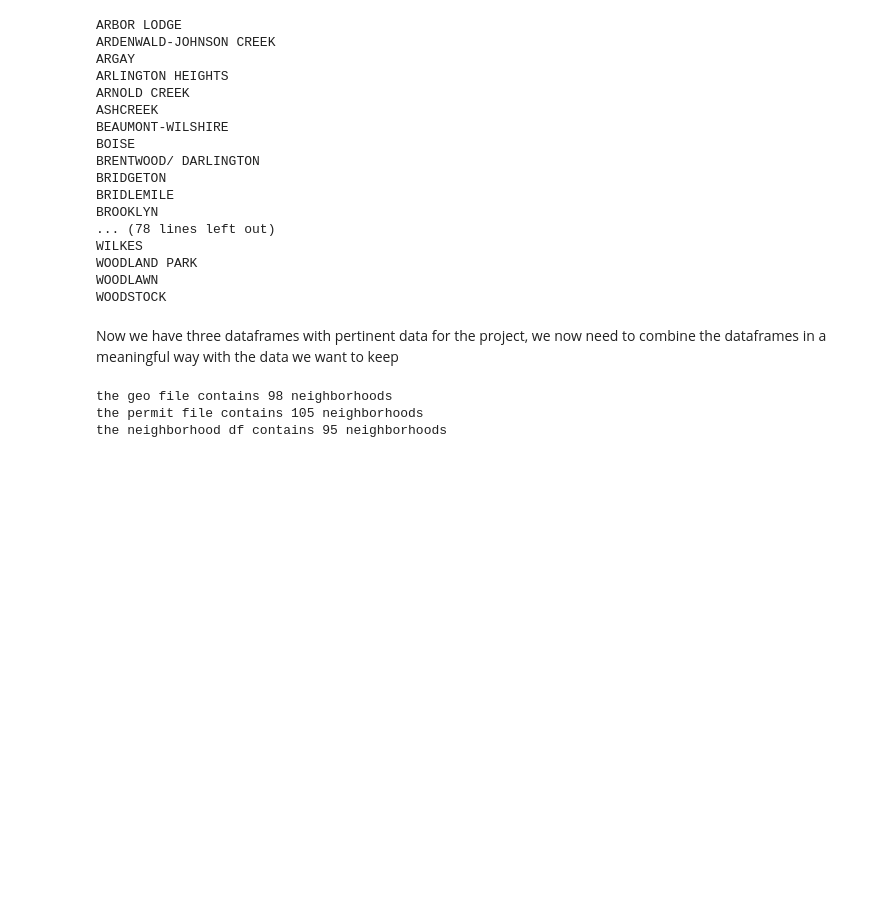
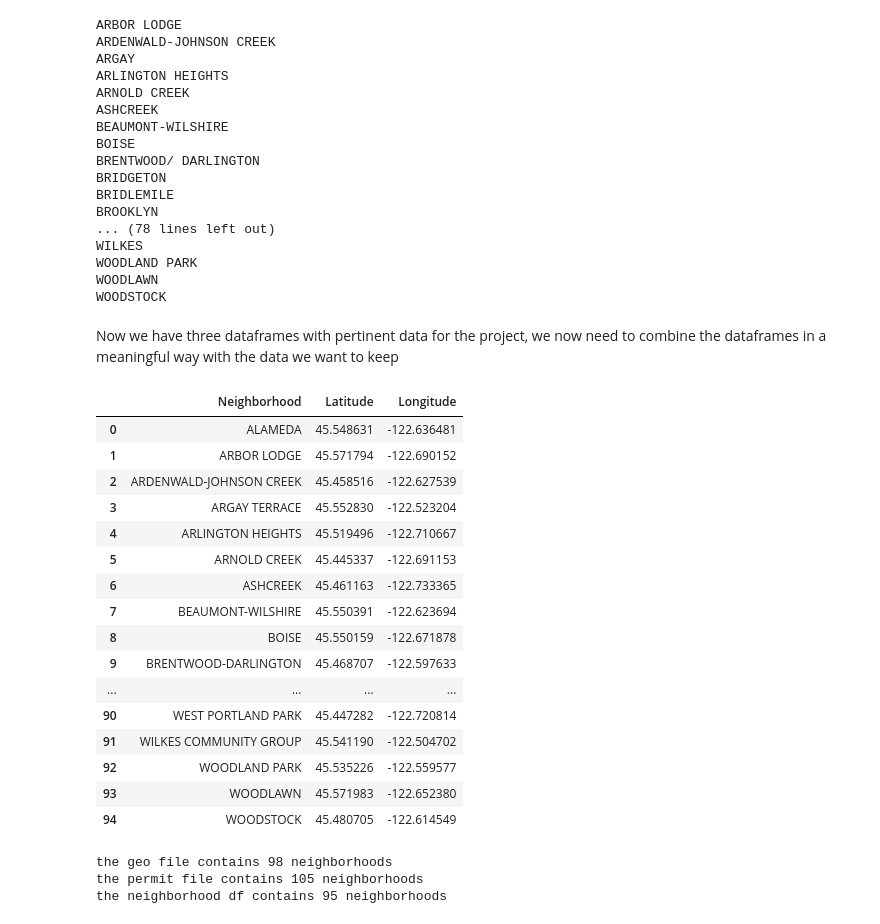
Before and after one commit to ExtraLime/Coursea_Capstone, a Jupyter notebook: pdx.ipynb, the cells around one changed output. Cells and saved outputs as stored; diff of their text form; code cells hidden in the pictures; blank space fills up the shorter version.

```diff
--- a/pdx.ipynb
+++ b/pdx.ipynb
@@ -166,6 +172,26 @@ pdx_hood_df['Latitude'] = lats
 pdx_hood_df['Longitude'] = longs
 # %% [markdown]
 Now we have three dataframes with pertinent data for the project, we now need to combine the dataframes in a meaningful way with the data we want to keep
+# %%
+pdx_hood_df[['Neighborhood','Latitude','Longitude']]
+# %% [output]
+|  | Neighborhood | Latitude | Longitude |
+| 0 | ALAMEDA | 45.548631 | -122.636481 |
+| 1 | ARBOR LODGE | 45.571794 | -122.690152 |
+| 2 | ARDENWALD-JOHNSON CREEK | 45.458516 | -122.627539 |
+| 3 | ARGAY TERRACE | 45.552830 | -122.523204 |
+| 4 | ARLINGTON HEIGHTS | 45.519496 | -122.710667 |
+| 5 | ARNOLD CREEK | 45.445337 | -122.691153 |
+| 6 | ASHCREEK | 45.461163 | -122.733365 |
+| 7 | BEAUMONT-WILSHIRE | 45.550391 | -122.623694 |
+| 8 | BOISE | 45.550159 | -122.671878 |
+| 9 | BRENTWOOD-DARLINGTON | 45.468707 | -122.597633 |
+| ... | ... | ... | ... |
+| 90 | WEST PORTLAND PARK | 45.447282 | -122.720814 |
+| 91 | WILKES COMMUNITY GROUP | 45.541190 | -122.504702 |
+| 92 | WOODLAND PARK | 45.535226 | -122.559577 |
+| 93 | WOODLAWN | 45.571983 | -122.652380 |
+| 94 | WOODSTOCK | 45.480705 | -122.614549 |
 # %%
 #check the nieghborhood number in each df
 print("the geo file contains {} neighborhoods \nthe permit file contains {} neighborhoods \nthe neighborhood df contains {} neighborhoods".format(len(pdx_geo['features']),len(permits_df.NBRHOOD.unique()),len(pdx_hood_df['Neighborhood'])))
```
Also changed, not shown: parts of 9 cells of this notebook.
